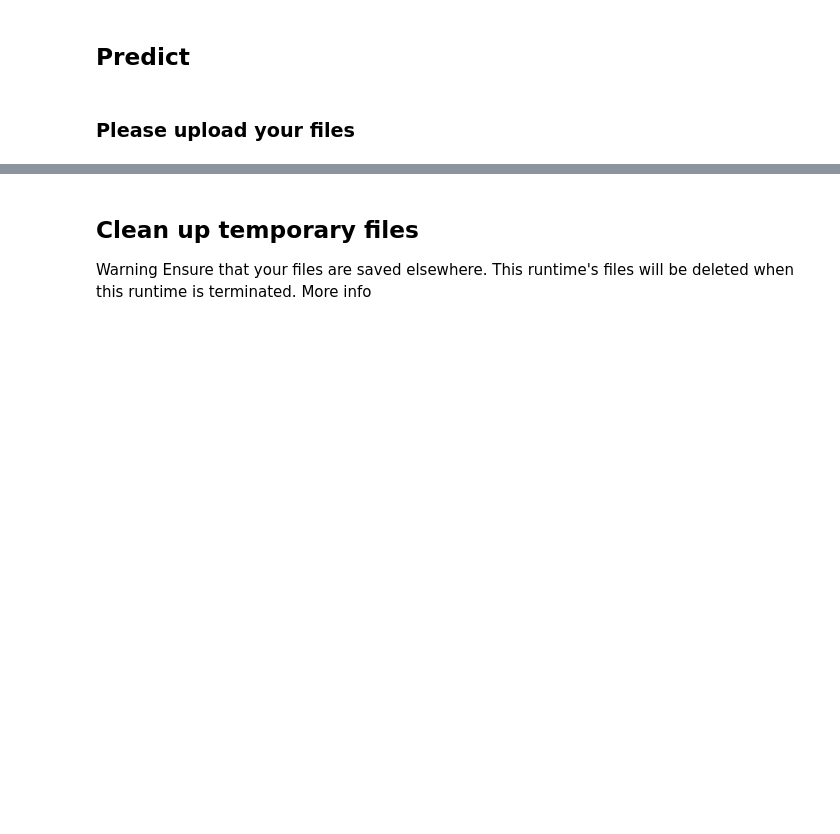
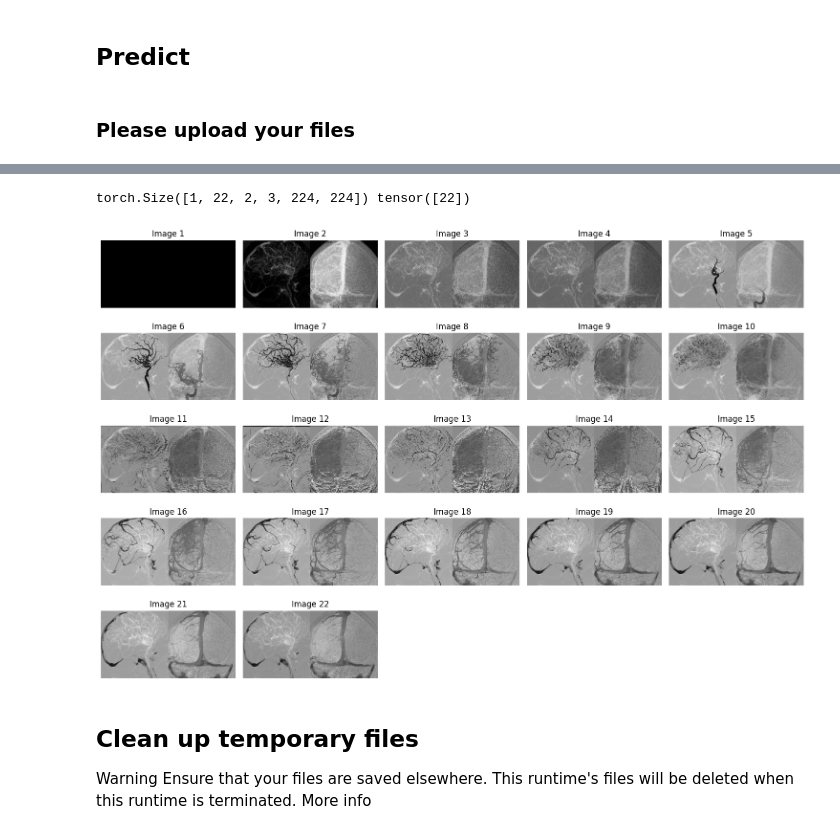
Before and after one commit to Achillesy/DeepTICI, a Jupyter notebook: predict.ipynb, the cells around one changed output, grey strips where cells are left out. Cells and saved outputs as stored; diff of their text form; code cells hidden in the pictures; blank space fills up the shorter version.

```diff
--- a/predict.ipynb
+++ b/predict.ipynb
@@ -621,3 +659,42 @@ plt.show()
+# %%
+print(data[0].shape, data[1])
+# Reshape data for easier manipulation
+plt_A = data[0][0, :, 0, 0, :, :]
+plt_B = data[0][0, :, 1, 0, :, :]
+plt_img = torch.cat([plt_A, plt_B], dim=2)
+
+# Set the number of images per row
+images_per_row = 5
+
+# Calculate the number of rows needed
+num_rows = (len(plt_img) - 1) // images_per_row + 1
+
+# Adjust the figure size and spacing
+fig, axes = plt.subplots(num_rows, images_per_row, figsize=(15, 10))
+plt.subplots_adjust(wspace=0.1, hspace=0.1)
+
+# Flatten the axes array to simplify indexing
+axes = axes.flatten()
+
+# Loop through the images and display them
+for i in range(len(plt_img)):
+    ax = axes[i]
+    ax.imshow(plt_img[i], cmap='gray')
+    ax.axis('off')  # Turn off axis labels
+    ax.set_title(f"Image {i + 1}")
+
+# Remove any empty subplots
+for i in range(len(plt_img), len(axes)):
+    fig.delaxes(axes[i])
+
+# Show the plot
+plt.tight_layout()
+
+# Show the plot
+plt.show()
+# %% [output]
+torch.Size([1, 22, 2, 3, 224, 224]) tensor([22])
+[figure, added]
 # %% [markdown]
 ## Clean up temporary files
 
```
Also changed, not shown: parts of 6 cells of this notebook.
